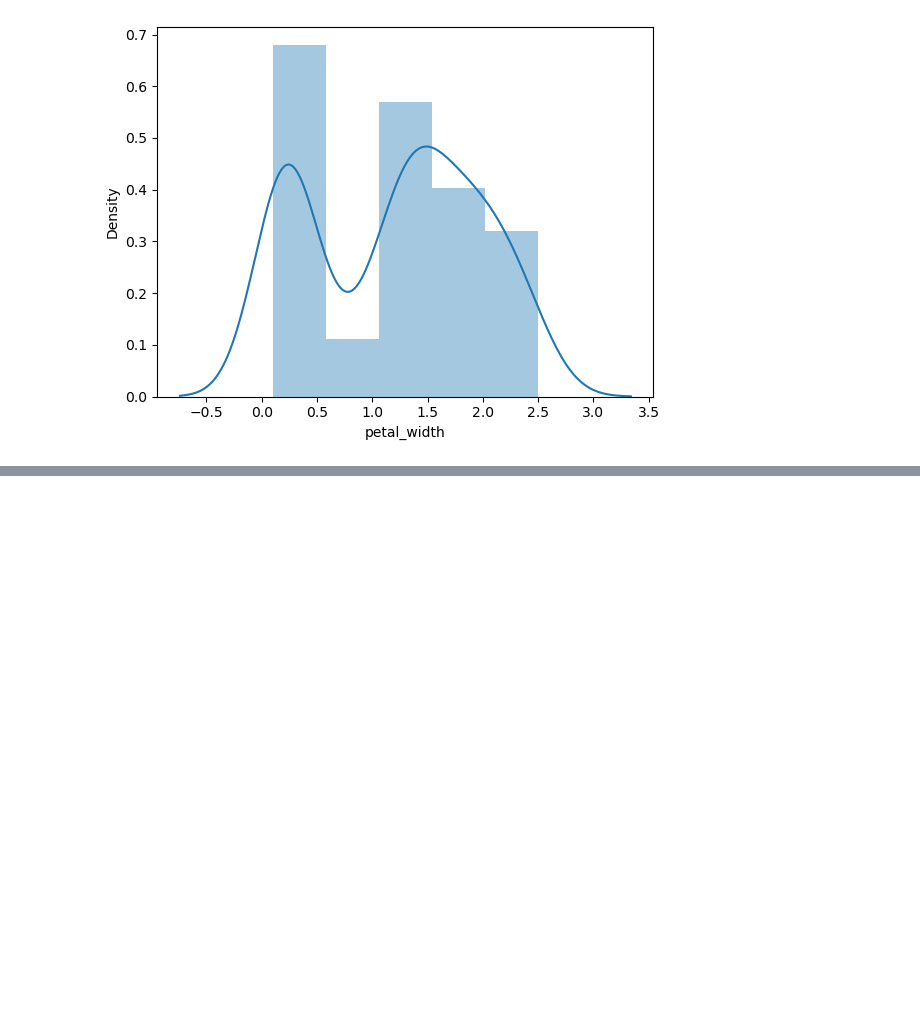
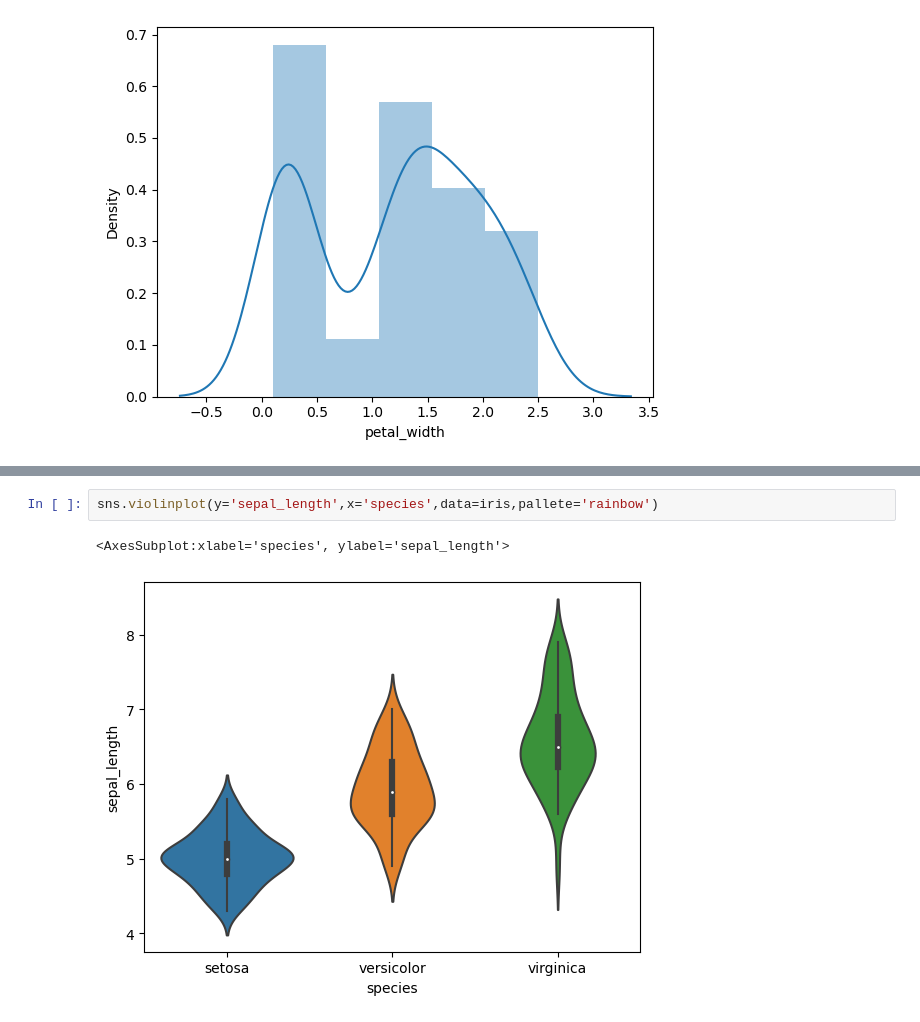
Before and after one commit to Muhammed-Fais/Learning-Python-Program, a Jupyter notebook: Learning Python Program.ipynb, the cells around one changed output, grey strips where cells are left out. Cells and saved outputs as stored; diff of their text form; blank space fills up the shorter version.

Commit message:
violinplot

```diff
--- a/Learning Python Program.ipynb
+++ b/Learning Python Program.ipynb
@@ -170,0 +171,5 @@ sns.barplot(y='sepal_length',x='species',data=iris)
+# %%
+sns.violinplot(y='sepal_length',x='species',data=iris,pallete='rainbow')
+# %% [output]
+<AxesSubplot:xlabel='species', ylabel='sepal_length'>
+[figure, added]
```
Also changed, not shown: parts of 6 cells of this notebook.
